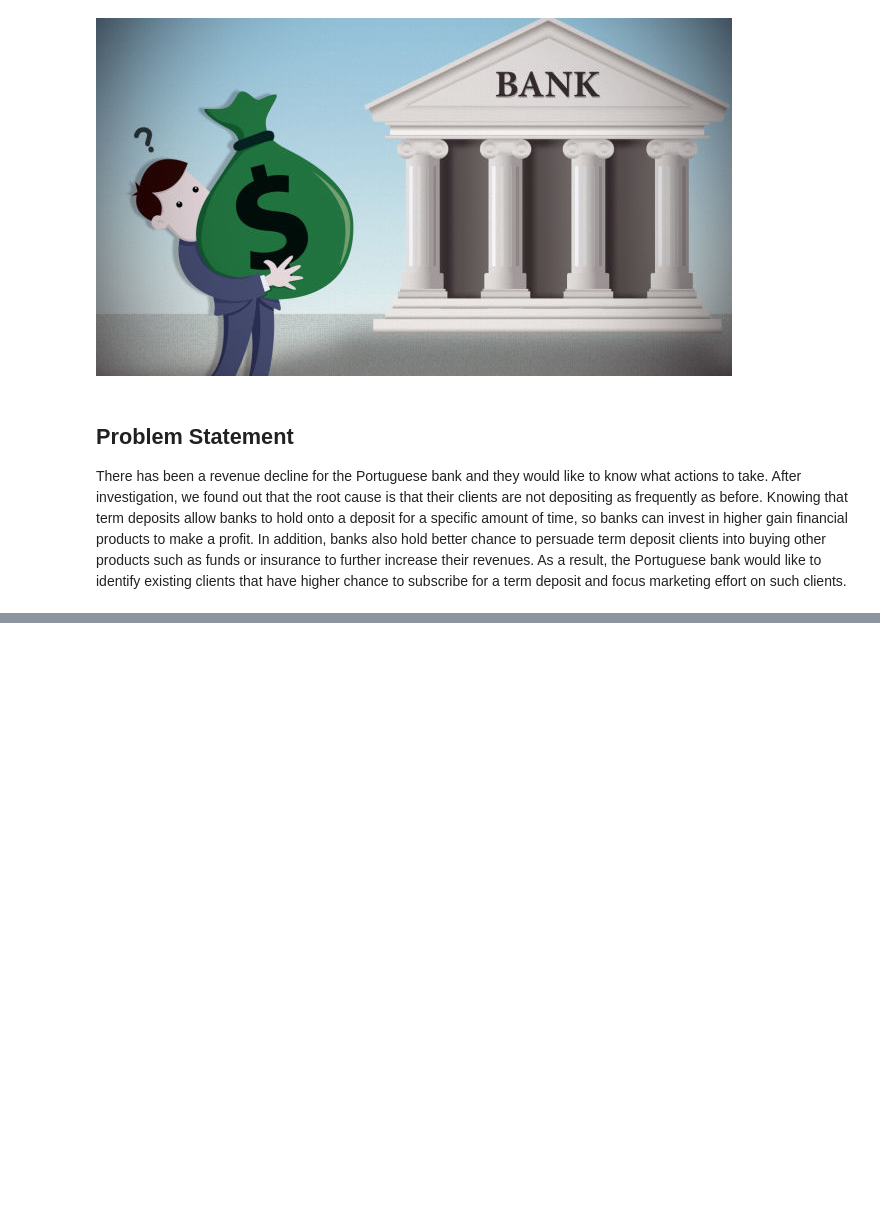
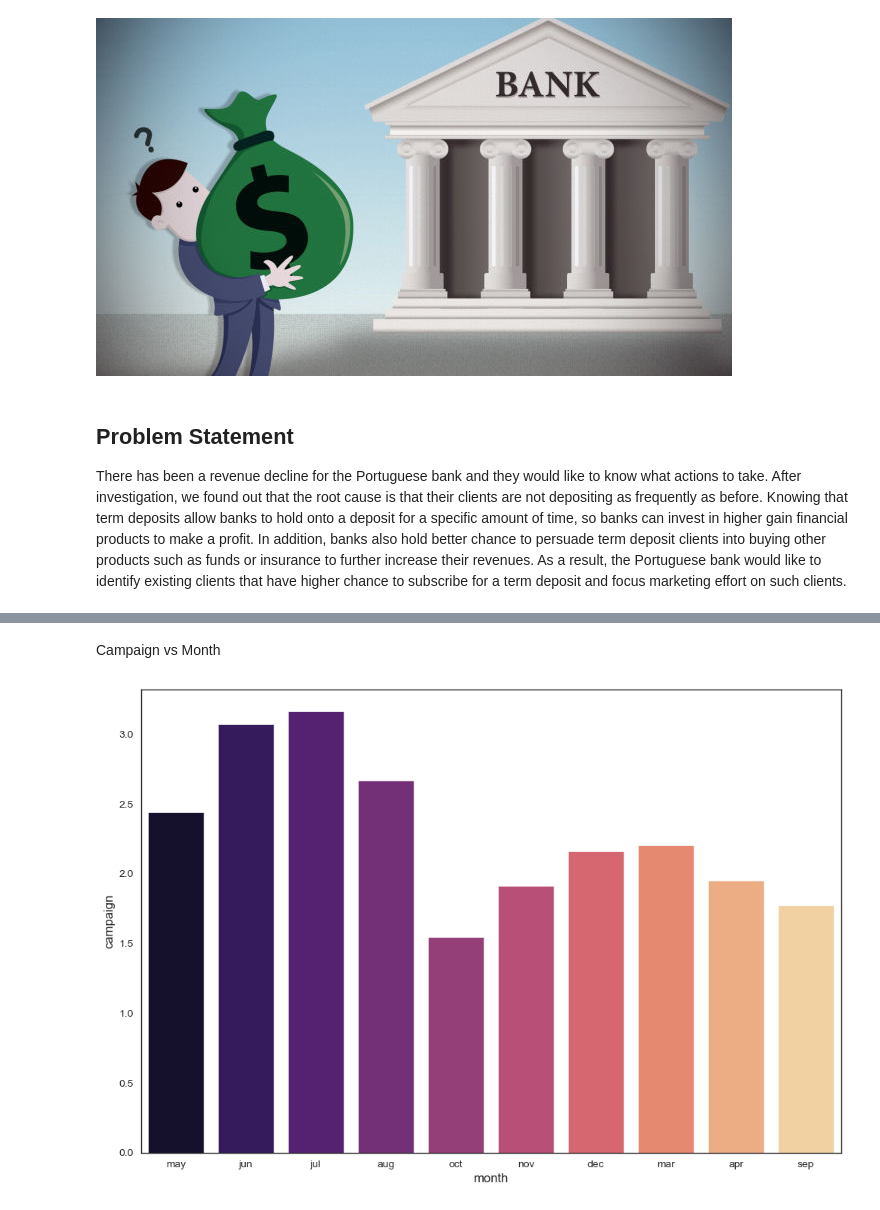
Before and after one commit to sayande01/Bank_Marketing_Logistic_Regression, a Jupyter notebook: Bank Marketing - Logistic Regression.ipynb, the cells around one changed output, grey strips where cells are left out. Cells and saved outputs as stored; diff of their text form; code cells hidden in the pictures; blank space fills up the shorter version.

```diff
--- a/Bank Marketing - Logistic Regression.ipynb
+++ b/Bank Marketing - Logistic Regression.ipynb
@@ -8,0 +161,7 @@ There has been a revenue decline for the Portuguese bank and they would like to
+# %% [markdown]
+Campaign vs Month
+# %%
+sns.barplot(x = 'month', y = 'campaign', data = df, ci = None, hue = 'month', palette = 'magma')
+plt.show()
+# %% [output]
+[figure, added]
```
Also changed, not shown: parts of 78 cells of this notebook.
